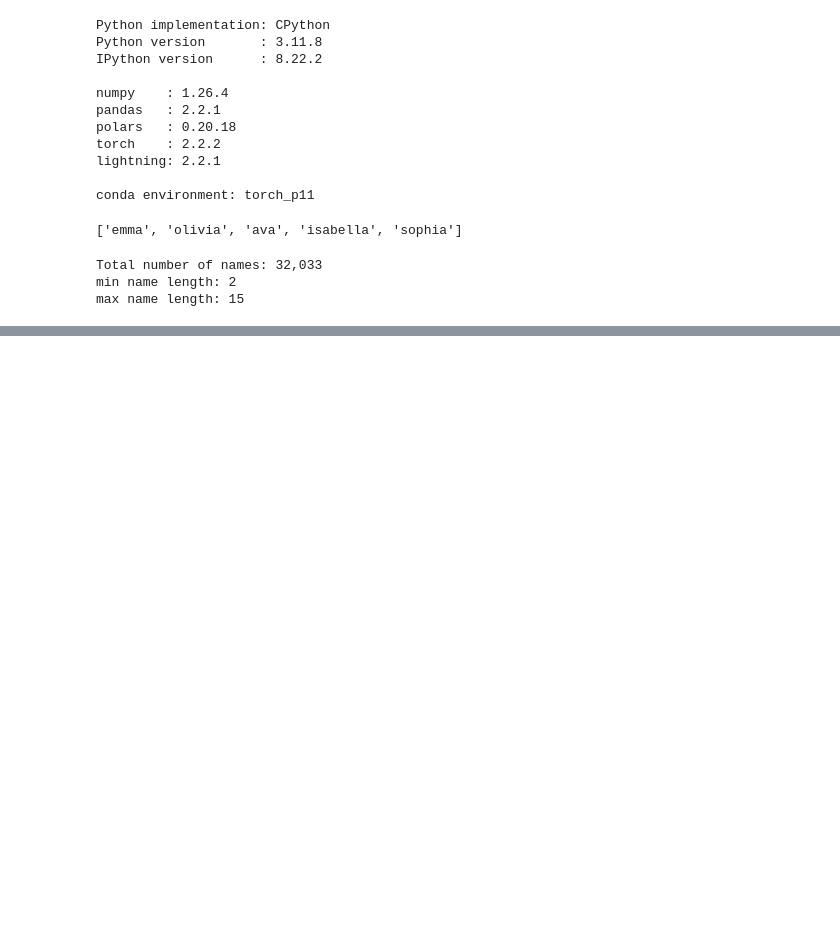
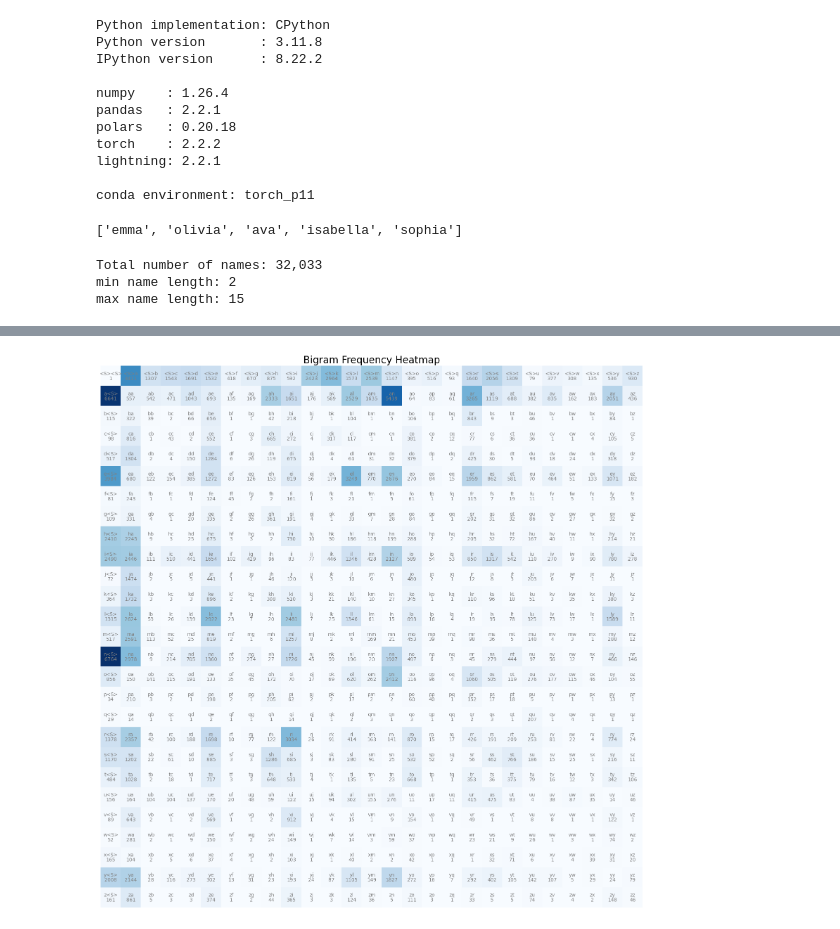
Before and after one commit to chineidu/NLP-Tutorial, a Jupyter notebook: notebook/08-Makemore/01-bigram/lab.ipynb, the cells around one changed output, grey strips where cells are left out. Drawn from its saved outputs; the diff is of its cells as text; code cells hidden in the pictures; blank space fills up the shorter version.

Commit message:
chore: Update notebook for bigram character-level model

```diff
--- a/notebook/08-Makemore/01-bigram/lab.ipynb
+++ b/notebook/08-Makemore/01-bigram/lab.ipynb
@@ -103,0 +192,9 @@ max name length: 15
+# %%
+# Convert text to numbers.
+text_to_num: dict[str, int] = {text: idx for idx, text in enumerate(charaters)}
+
+# Convert numbers to text
+num_to_text: dict[int, str] = {idx: text for text, idx in text_to_num.items()}
+
+
+console.print(text_to_num, num_to_text)
@@ -103,0 +219,43 @@ max name length: 15
+# %%
+# Read 2 words at a time
+for w in names:
+    # Add special character(s) between words
+    word: list[str] = [SPECIAL_TOKEN] + list(w) + [SPECIAL_TOKEN]
+    for ch1, ch2 in zip(word, word[1:]):
+        # Convert to index
+        idx1, idx2 = text_to_num.get(ch1), text_to_num.get(ch2)
+        bigram_tensor[idx1, idx2] += 1
+# %%
+# plt.imshow(bigram_tensor, cmap=plt.cm.Blues)
+# plt.show()
+
+
+plt.figure(figsize=(16, 16))
+plt.imshow(bigram_tensor, cmap=plt.cm.Blues)
+for i in range(bigram_tensor.shape[0]):
+    for j in range(bigram_tensor.shape[1]):
+        ch_str: str = num_to_text.get(i, "?") + num_to_text.get(j, "?")
+        # Add text for the chaaracters
+        plt.text(
+            j,
+            i,
+            ch_str,
+            horizontalalignment="center",
+            verticalalignment="bottom",
+            color="gray",
+        )
+        # Add text for bigram counts
+        plt.text(
+            j,
+            i,
+            bigram_tensor[i, j].item(),
+            horizontalalignment="center",
+            verticalalignment="top",
+            color="gray",
+        )
+plt.title("Bigram Frequency Heatmap", size=20)
+plt.axis("off")
+plt.tight_layout()
+plt.show()
+# %% [output]
+[figure, added]
```
Also changed, not shown: parts of 27 cells of this notebook.
